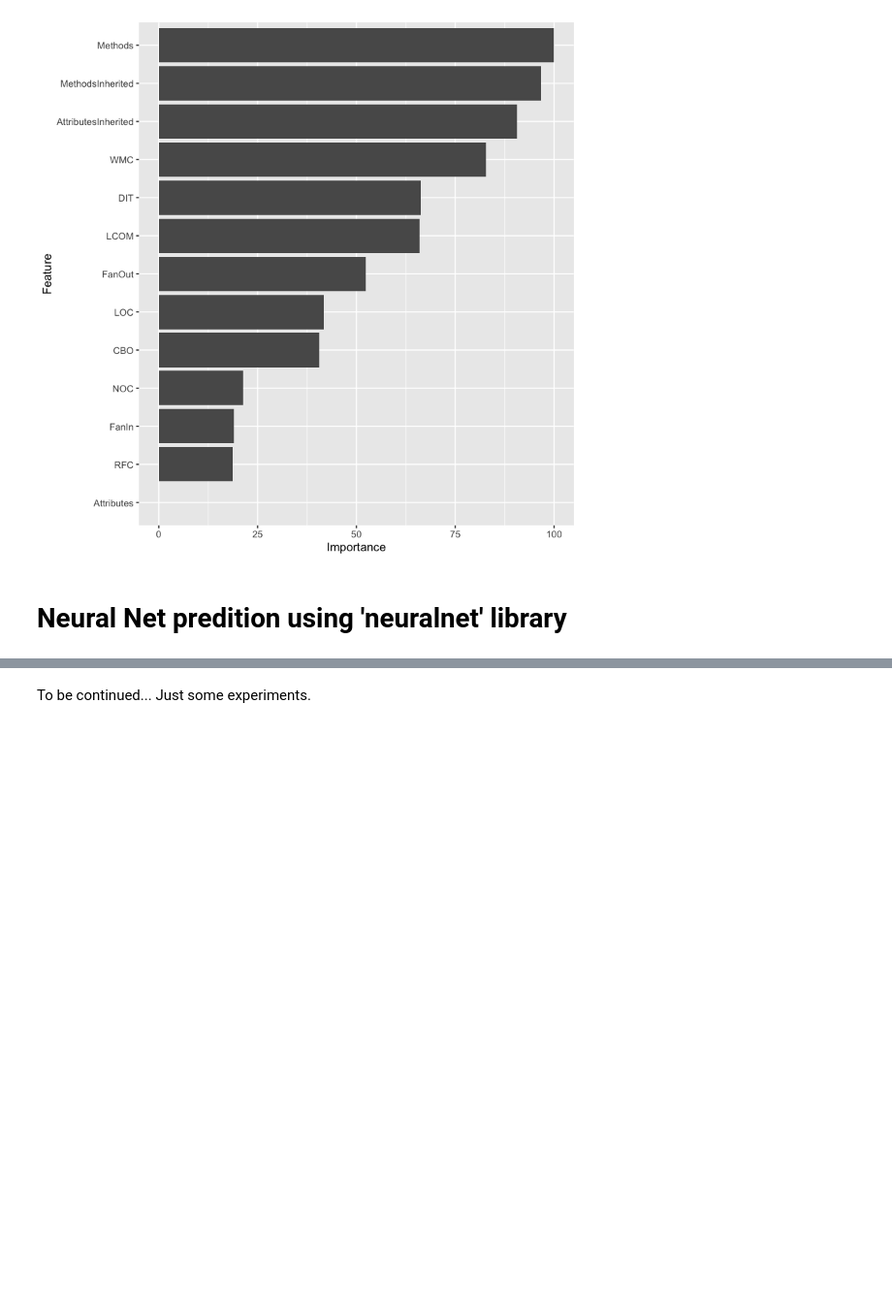
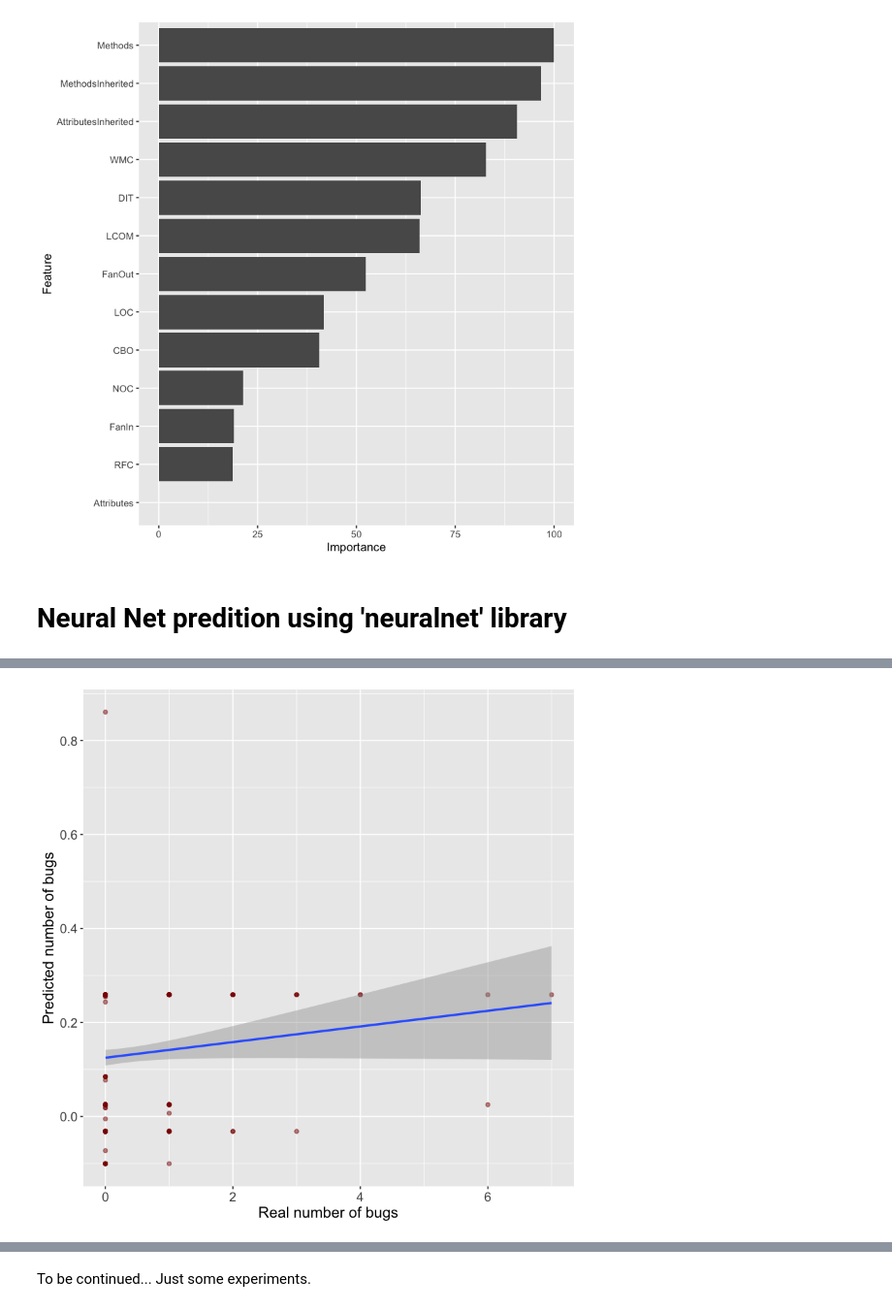
Before and after one commit to marcinrabiza/software-bugs-prediction, a Jupyter notebook: bugsNotebook.ipynb, the cells around one changed output, grey strips where cells are left out. Shown at 97% size. Saved outputs shown, nothing was run; the diff lists cells and outputs as text; code cells hidden in the pictures; blank space fills up the shorter version.

```diff
--- a/bugsNotebook.ipynb
+++ b/bugsNotebook.ipynb
@@ -512,0 +497,4 @@ $rSquare
+# %%
+predictionChart(nnetModel2)
+# %% [output]
+[figure, added]
```
Also changed, not shown: parts of 6 cells of this notebook.
